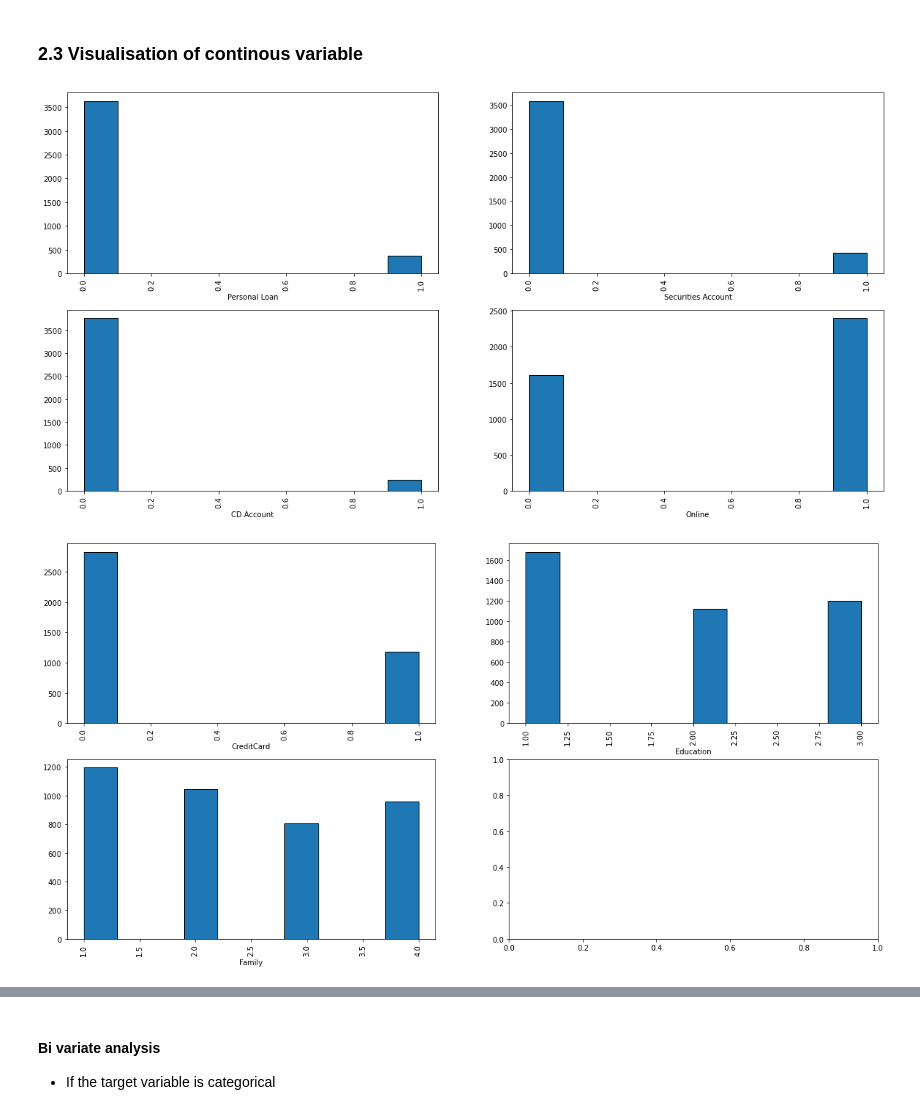
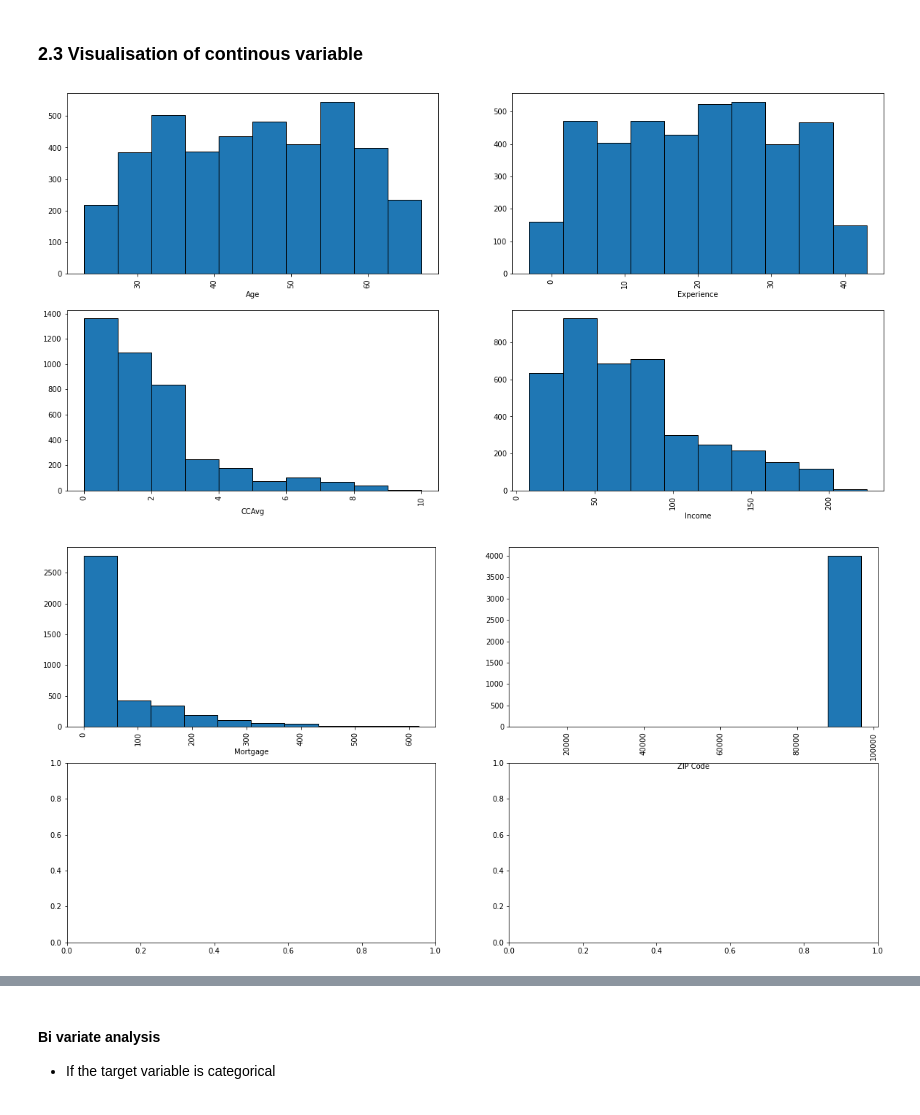
Before and after one commit to shubh1608/Jupyter-Notebook-Template, a Jupyter notebook: notebok_template.ipynb, the cells around one changed output, grey strips where cells are left out. Saved outputs shown, nothing was run; the diff lists cells and outputs as text; code cells hidden in the pictures.

```diff
--- a/notebok_template.ipynb
+++ b/notebok_template.ipynb
@@ -328,8 +330,8 @@ def display_plots(df, func,cols):
             func(df, cols[temp:length])
         temp=i
 # %%
-display_plots(train_copy, univariate_hist, categorical_columns)
+display_plots(train_copy, univariate_hist, numerical_columns)
 # %% [output]
-[figure, old version]
+[figure, new version]
-[figure, old version]
+[figure, new version]
 # %%
```
Also changed, not shown: parts of 43 cells of this notebook.
